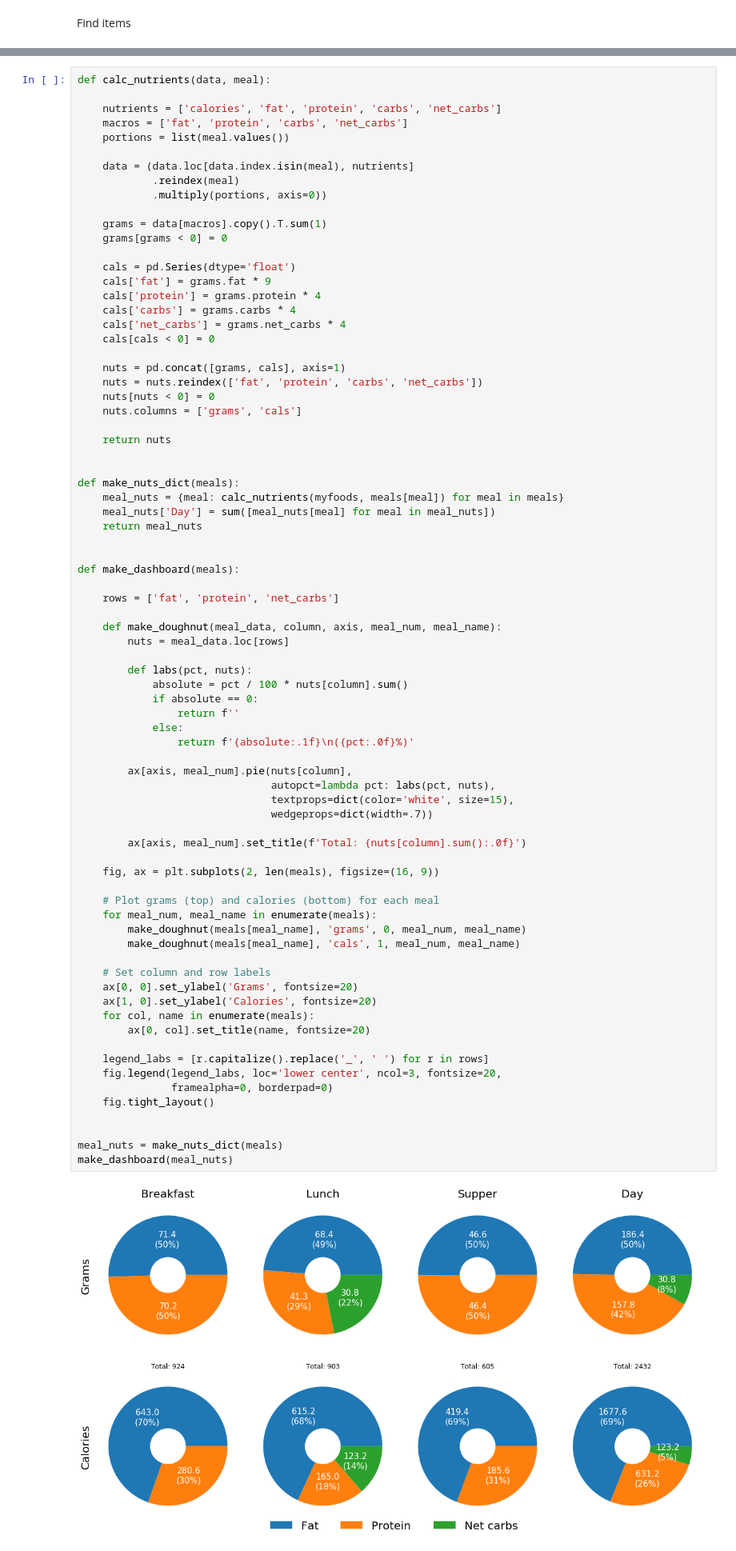
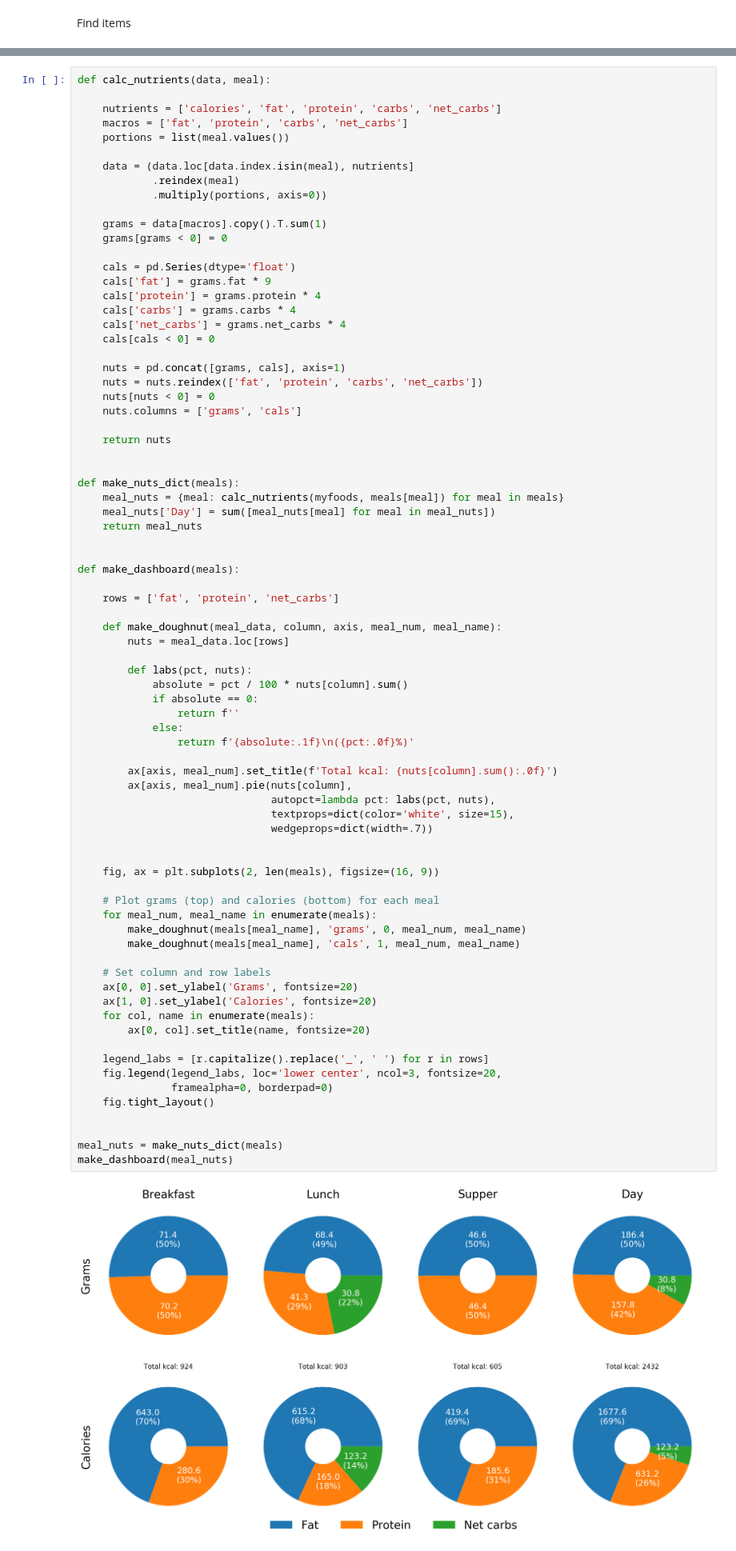
Before and after one commit to fabiangunzinger/learning, a Jupyter notebook: food-data/foods.ipynb, the cells around one changed output, grey strips where cells are left out. Shown at 80% size. Drawn from its saved outputs; the diff is of its cells as text.

```diff
--- a/food-data/foods.ipynb
+++ b/food-data/foods.ipynb
@@ -147,33 +147,33 @@ def make_dashboard(meals):
             else:
                 return f'{absolute:.1f}\n({pct:.0f}%)'
 
+        ax[axis, meal_num].set_title(f'Total kcal: {nuts[column].sum():.0f}')
         ax[axis, meal_num].pie(nuts[column],
                                autopct=lambda pct: labs(pct, nuts),
                                textprops=dict(color='white', size=15),
                                wedgeprops=dict(width=.7))
 
-        ax[axis, meal_num].set_title(f'Total: {nuts[column].sum():.0f}')
 
     fig, ax = plt.subplots(2, len(meals), figsize=(16, 9))
 
     # Plot grams (top) and calories (bottom) for each meal
     for meal_num, meal_name in enumerate(meals):
         make_doughnut(meals[meal_name], 'grams', 0, meal_num, meal_name)
         make_doughnut(meals[meal_name], 'cals', 1, meal_num, meal_name)
 
     # Set column and row labels
     ax[0, 0].set_ylabel('Grams', fontsize=20)
     ax[1, 0].set_ylabel('Calories', fontsize=20)
     for col, name in enumerate(meals):
         ax[0, col].set_title(name, fontsize=20)
 
     legend_labs = [r.capitalize().replace('_', ' ') for r in rows]
     fig.legend(legend_labs, loc='lower center', ncol=3, fontsize=20,
                framealpha=0, borderpad=0)
     fig.tight_layout()
 
 
 meal_nuts = make_nuts_dict(meals)
 make_dashboard(meal_nuts)
 # %% [output]
-[figure, old version]
+[figure, new version]
```
Also changed, not shown: parts of 8 cells of this notebook.
